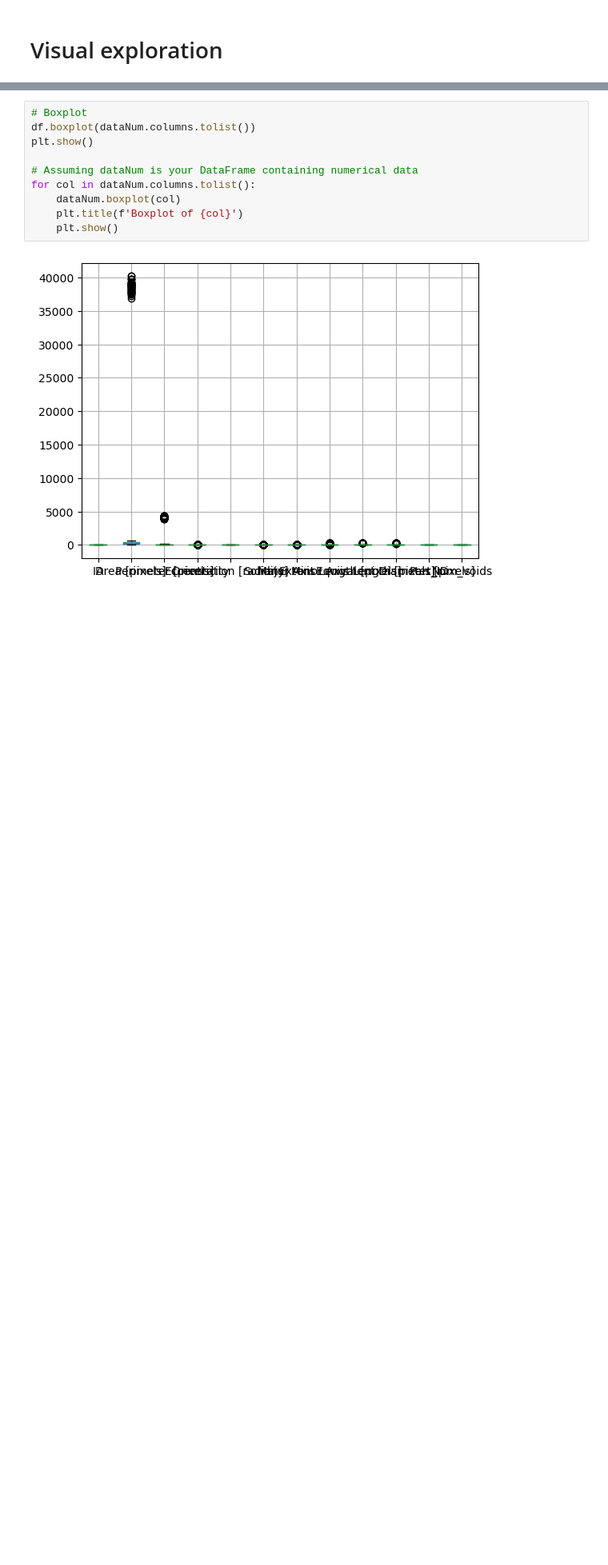
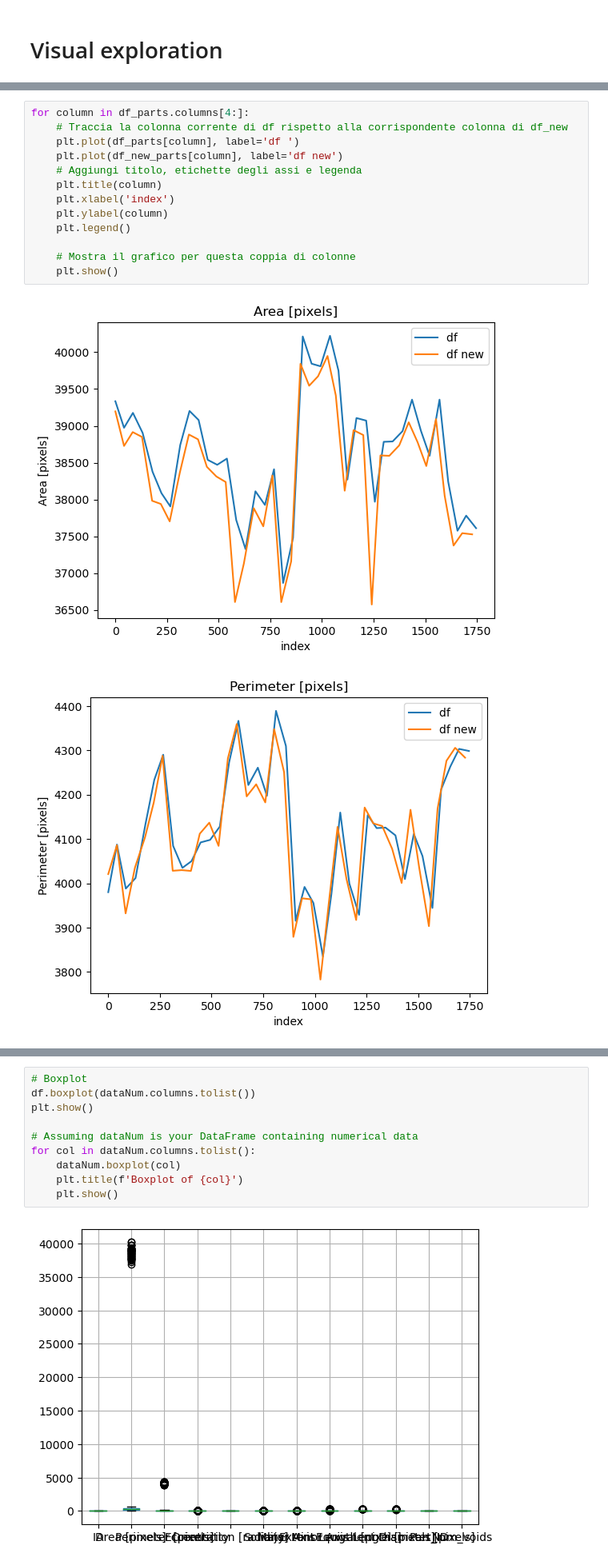
Before and after one commit to abylai11/qda-project, a Jupyter notebook: Python code/Exploration.ipynb, the cells around one changed output, grey strips where cells are left out. Shown at 80% size. Drawn from its saved outputs; the diff is of its cells as text; blank space fills up the shorter version.

Commit message:
more starting plots

```diff
--- a/Python code/Exploration.ipynb
+++ b/Python code/Exploration.ipynb
@@ -576,0 +583,16 @@ plt.show()
+# %%
+for column in df_parts.columns[4:]:
+    # Traccia la colonna corrente di df rispetto alla corrispondente colonna di df_new
+    plt.plot(df_parts[column], label='df ')
+    plt.plot(df_new_parts[column], label='df new')
+    # Aggiungi titolo, etichette degli assi e legenda
+    plt.title(column)
+    plt.xlabel('index')
+    plt.ylabel(column)
+    plt.legend()
+
+    # Mostra il grafico per questa coppia di colonne
+    plt.show()
+# %% [output]
+[figure, added]
+[figure, added]
```
Also changed, not shown: parts of 10 cells of this notebook, 1 other file.
